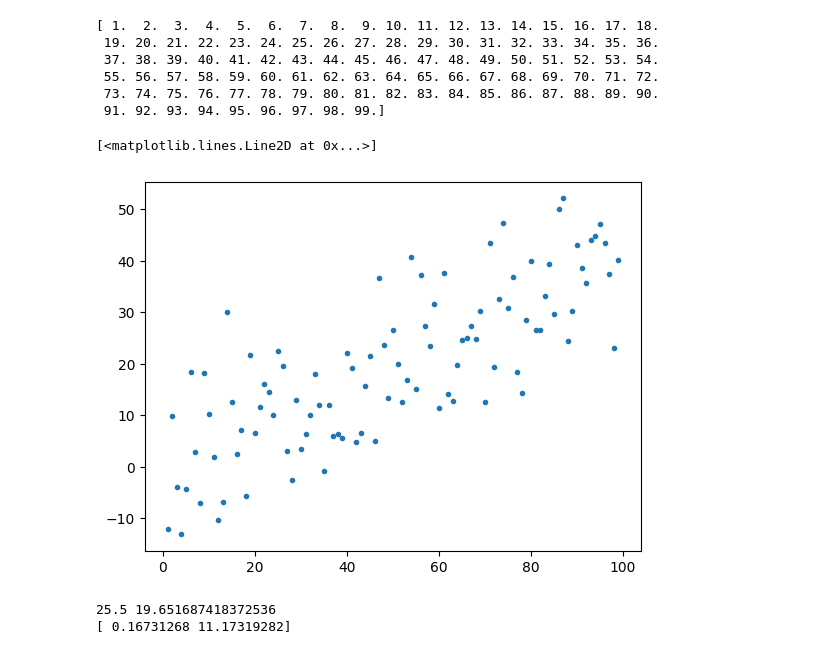
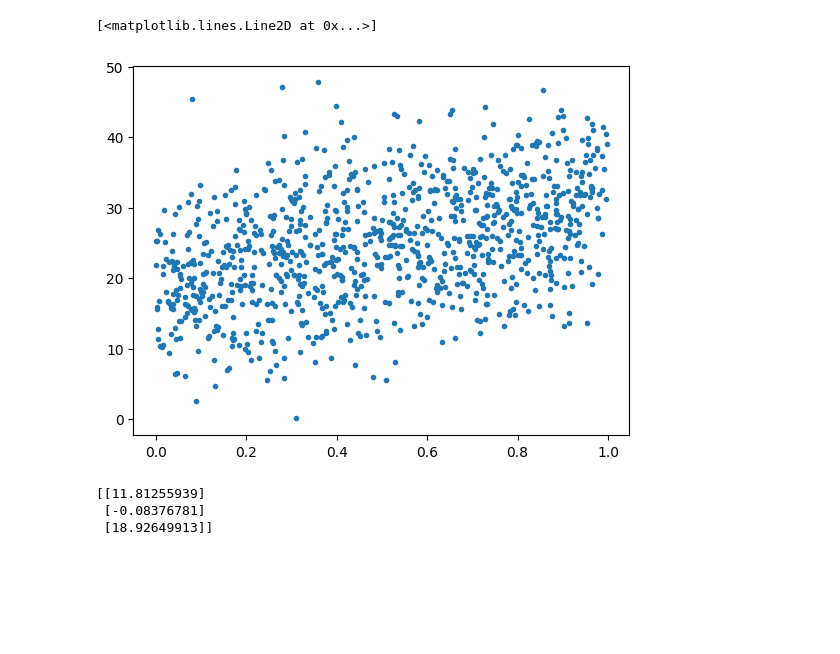
Before and after one commit to Andresmahu/C1-Darkseid-RegresionLineal, a Jupyter notebook: C1-Darkseid-RegresionLineal.ipynb, the cells around one changed output. Cells and saved outputs as stored; diff of their text form; code cells hidden in the pictures; blank space fills up the shorter version.

```diff
--- a/C1-Darkseid-RegresionLineal.ipynb
+++ b/C1-Darkseid-RegresionLineal.ipynb
@@ -10,18 +11,18 @@ def CreatePoints1D(n_samples,std):
     Y = (np.random.rand() * X) + np.random.rand()
     Y = Y + np.random.normal(0, std, len(X))
     return ones,Y
-X,Y=CreatePoints1D(100,10)
+X,Y=CreatePoints1D(100,7.5)
-# %%
-print(X[:,0])
-# %% [output]
-[ 1.  2.  3.  4.  5.  6.  7.  8.  9. 10. 11. 12. 13. 14. 15. 16. 17. 18.
- 19. 20. 21. 22. 23. 24. 25. 26. 27. 28. 29. 30. 31. 32. 33. 34. 35. 36.
- 37. 38. 39. 40. 41. 42. 43. 44. 45. 46. 47. 48. 49. 50. 51. 52. 53. 54.
- 55. 56. 57. 58. 59. 60. 61. 62. 63. 64. 65. 66. 67. 68. 69. 70. 71. 72.
- 73. 74. 75. 76. 77. 78. 79. 80. 81. 82. 83. 84. 85. 86. 87. 88. 89. 90.
- 91. 92. 93. 94. 95. 96. 97. 98. 99.]
+# %%
+def CreatePointsMD(n_variables,n_samples,std):
+    X = np.random.rand(n_samples, n_variables)
+    X_ = np.ones([n_samples, n_variables+1])
+    X_[:, :n_variables] = X
+    beta = np.random.rand(1,n_variables+1)*20
+    Y = beta@X_.T + np.random.normal(0, std, size = [1, n_samples])
+    return (X_,Y.T)
 # %%
+X,Y=CreatePointsMD(2,1000,7.5)
 plt.plot(X[:,0],Y,'.')
 # %% [output]
 [<matplotlib.lines.Line2D at 0x...>]
-[figure, old version]
+[figure, new version]
@@ -33,17 +35,12 @@ def ShowTendency(X,Y,Beta):
     plt.show()
 # %%
-def LinearRegression(X,Y):
+def LinearRegression1D(X,Y):
     y_mean=Y.mean()
-    x_mean=X.mean()
-    print(x_mean,y_mean)
+    x_mean=X.mean(axis=0)
     alpha=np.ones(2)
-    a=np.sum((Y-y_mean)*X[:,0])/np.sum((X[:,0]-x_mean)*X[:,0])
+    a=np.sum((Y-y_mean)*X)/np.sum((X-x_mean)*X)
     alpha[0]=a
-    b=(np.sum(Y-(X[:,0]*alpha[0])))/(X.shape[0]+1)
+    b=(np.sum(Y-(X*alpha[0])))/(X.shape[0]+1)
     alpha[-1]=b
     return alpha
-a=LinearRegression(X,Y)
-print(a)
+a=LinearRegression1D(X,Y)
-# %% [output]
-25.5 19.651687418372536
-[ 0.16731268 11.17319282]
@@ -50,3 +53,10 @@ print(a)
+# %%
+Beta=LinearRegressionMD(x_train,y_train)
+print(Beta)
+# %% [output]
+[[11.81255939]
+ [-0.08376781]
+ [18.92649913]]
 # %%
 from sklearn.linear_model import LinearRegression
 model=LinearRegression()
```
Also changed, not shown: parts of 16 cells of this notebook, 2 other files.
